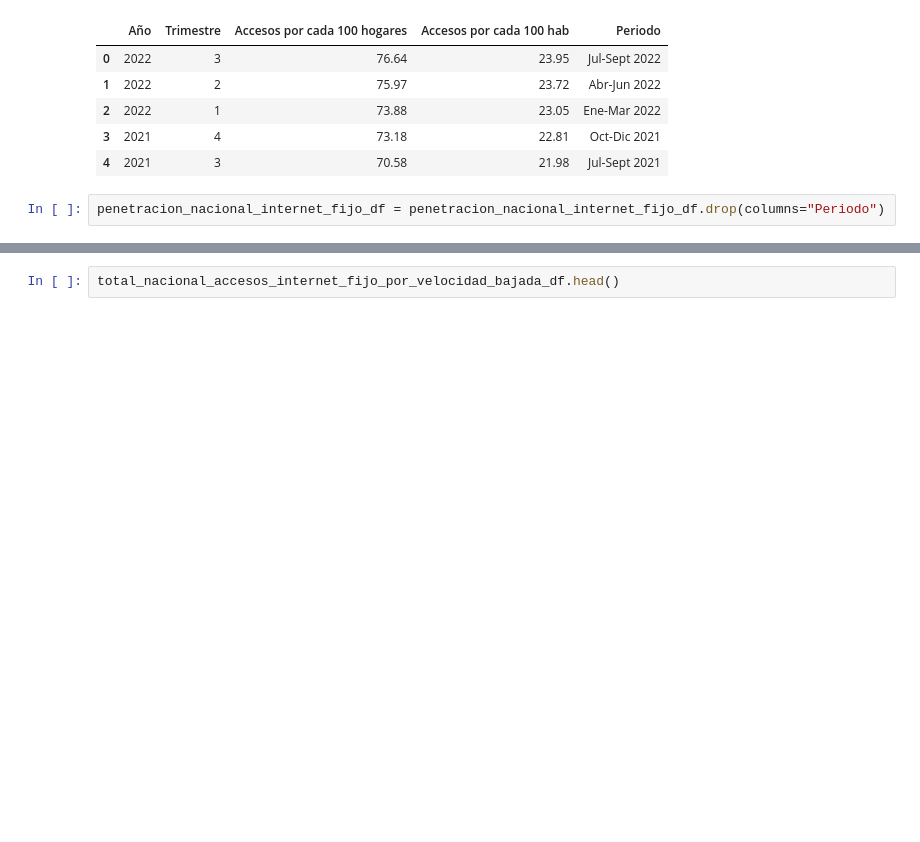
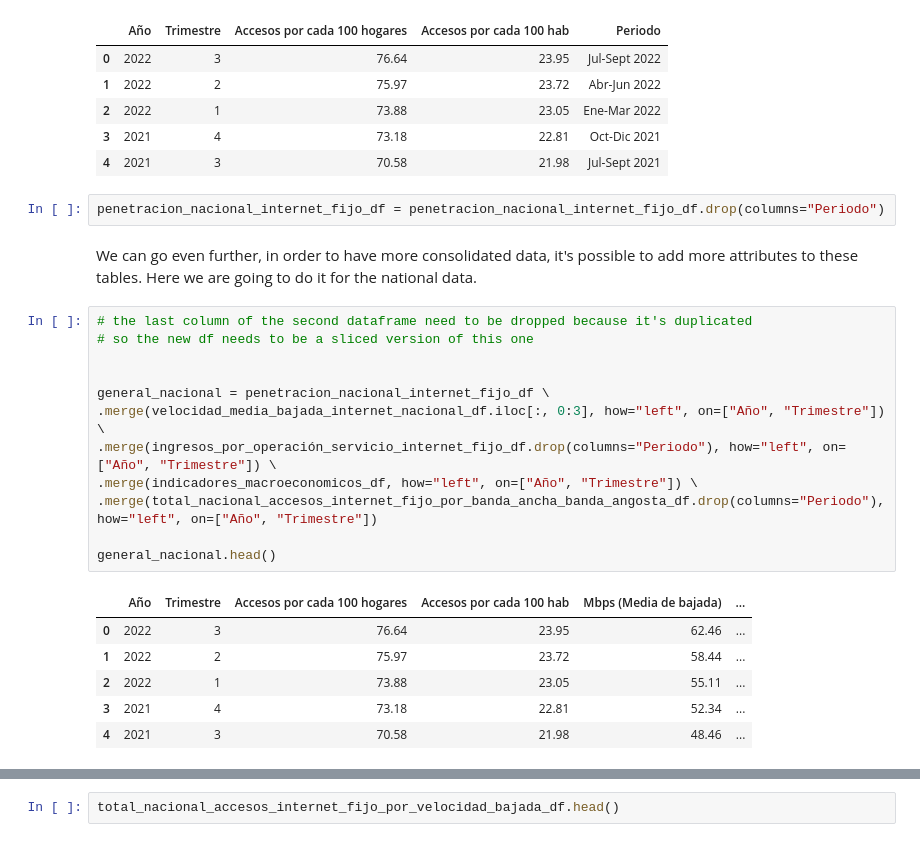
Before and after one commit to cristhianc001/Argentinian-Internet-Usage, a Jupyter notebook: notebooks/2. Data_Wrangling.ipynb, the cells around one changed output, grey strips where cells are left out. Saved outputs shown, nothing was run; the diff lists cells and outputs as text; blank space fills up the shorter version.

```diff
--- a/notebooks/2. Data_Wrangling.ipynb
+++ b/notebooks/2. Data_Wrangling.ipynb
@@ -87,3 +87,24 @@ penetracion_nacional_internet_fijo_df.head()
 | 4 | 2021 | 3 | 70.58 | 21.98 | Jul-Sept 2021 |
 # %%
 penetracion_nacional_internet_fijo_df = penetracion_nacional_internet_fijo_df.drop(columns="Periodo")
+# %% [markdown]
+We can go even further, in order to have more consolidated data, it's possible to add more attributes to these tables. Here we are going to do it for the national data.
+# %%
+# the last column of the second dataframe need to be dropped because it's duplicated
+# so the new df needs to be a sliced version of this one
+
+
+general_nacional = penetracion_nacional_internet_fijo_df \
+.merge(velocidad_media_bajada_internet_nacional_df.iloc[:, 0:3], how="left", on=["Año", "Trimestre"]) \
+.merge(ingresos_por_operación_servicio_internet_fijo_df.drop(columns="Periodo"), how="left", on=["Año", "Trimestre"]) \
+.merge(indicadores_macroeconomicos_df, how="left", on=["Año", "Trimestre"]) \
+.merge(total_nacional_accesos_internet_fijo_por_banda_ancha_banda_angosta_df.drop(columns="Periodo"), how="left", on=["Año", "Trimestre"])
+
+general_nacional.head()
+# %% [output]
+|  | Año | Trimestre | Accesos por cada 100 hogares | Accesos por cada 100 hab | Mbps (Media de bajada) | ... |
+| 0 | 2022 | 3 | 76.64 | 23.95 | 62.46 | ... |
+| 1 | 2022 | 2 | 75.97 | 23.72 | 58.44 | ... |
+| 2 | 2022 | 1 | 73.88 | 23.05 | 55.11 | ... |
+| 3 | 2021 | 4 | 73.18 | 22.81 | 52.34 | ... |
+| 4 | 2021 | 3 | 70.58 | 21.98 | 48.46 | ... |
```
Also changed, not shown: parts of 39 cells of this notebook, 12 other files.
